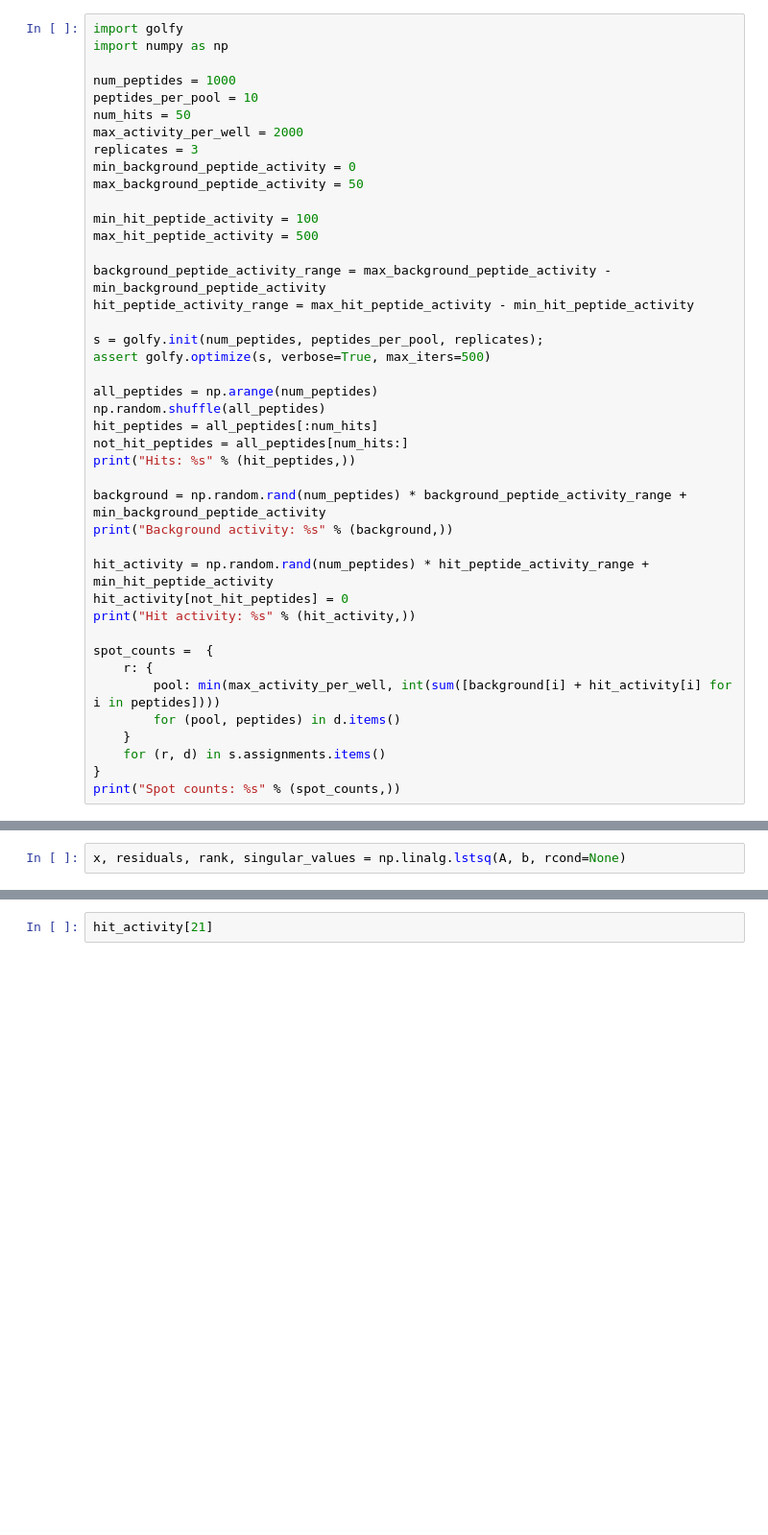
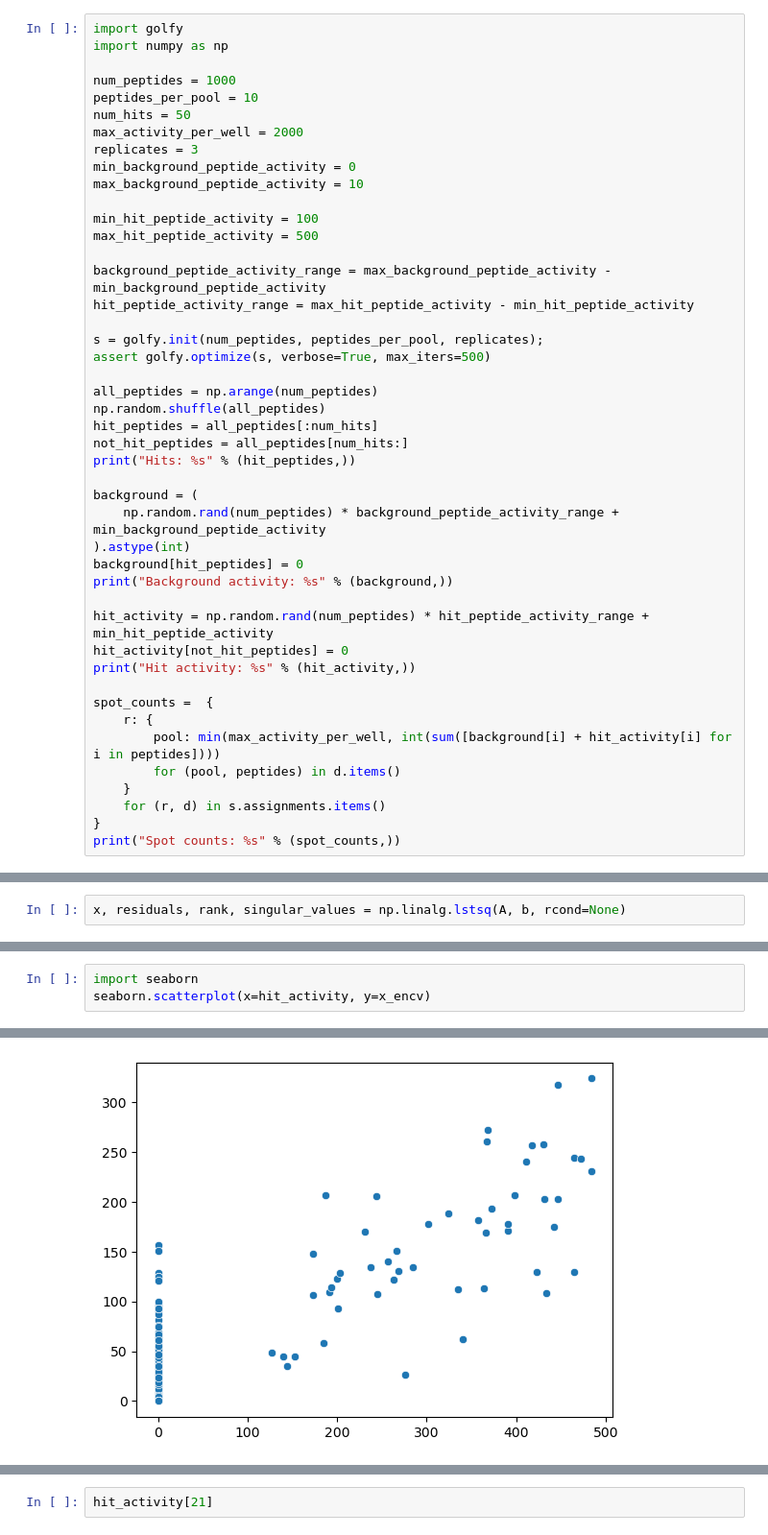
Before and after one commit to pirl-unc/golfy, a Jupyter notebook: notebooks/Deconvolution.ipynb, the cells around one changed output, grey strips where cells are left out. Shown at 96% size. Saved outputs shown, nothing was run; the diff lists cells and outputs as text; blank space fills up the shorter version.

```diff
--- a/notebooks/Deconvolution.ipynb
+++ b/notebooks/Deconvolution.ipynb
@@ -8,7 +8,7 @@ num_hits = 50
 max_activity_per_well = 2000
 replicates = 3
 min_background_peptide_activity = 0
-max_background_peptide_activity = 50
+max_background_peptide_activity = 10
 
 min_hit_peptide_activity = 100
 max_hit_peptide_activity = 500
@@ -25,7 +25,10 @@ hit_peptides = all_peptides[:num_hits]
 not_hit_peptides = all_peptides[num_hits:]
 print("Hits: %s" % (hit_peptides,))
 
-background = np.random.rand(num_peptides) * background_peptide_activity_range + min_background_peptide_activity
+background = (
+    np.random.rand(num_peptides) * background_peptide_activity_range + min_background_peptide_activity
+).astype(int)
+background[hit_peptides] = 0
 print("Background activity: %s" % (background,))
 
 hit_activity = np.random.rand(num_peptides) * hit_peptide_activity_range + min_hit_peptide_activity
@@ -109,0 +200,4 @@ array([-18.30572496, -21.28217005,  47.44779791, ..., -51.29821274,
+# %%
+import seaborn
+seaborn.scatterplot(x=hit_activity, y=x_encv)
+# %% [output]
@@ -109,0 +205 @@ array([-18.30572496, -21.28217005,  47.44779791, ..., -51.29821274,
+[figure, added]
```
Also changed, not shown: parts of 92 cells of this notebook, 2 other files.
